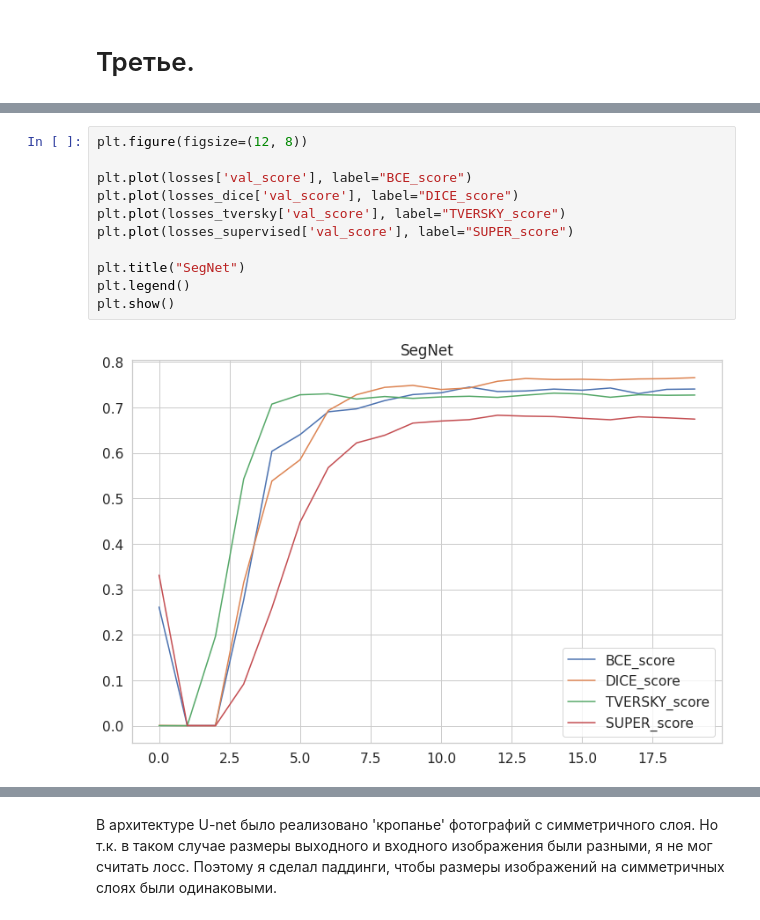
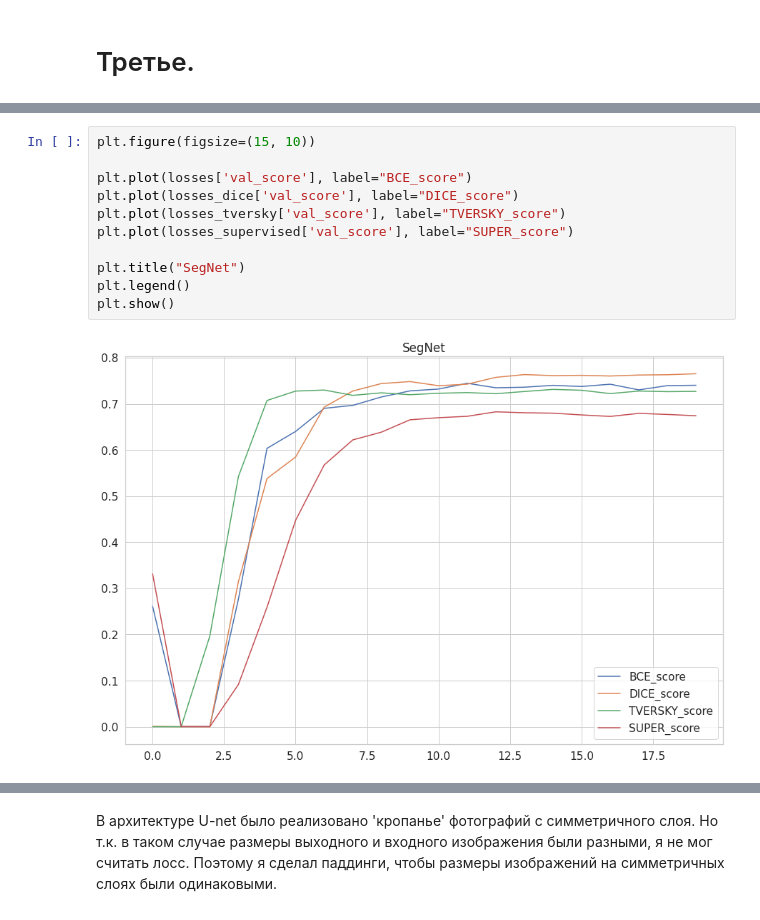
Before and after one commit to prosvirinKir/Deep-Learning-Sckool-term1, a Jupyter notebook: HW_6_semantic_segmentation.ipynb, the cells around one changed output, grey strips where cells are left out. Cells and saved outputs as stored; diff of their text form.

```diff
--- a/HW_6_semantic_segmentation.ipynb
+++ b/HW_6_semantic_segmentation.ipynb
@@ -1277,13 +1305,13 @@ plt.show()
 # %%
-plt.figure(figsize=(12, 8))
+plt.figure(figsize=(15, 10))
 
 plt.plot(losses['val_score'], label="BCE_score")
 plt.plot(losses_dice['val_score'], label="DICE_score")
 plt.plot(losses_tversky['val_score'], label="TVERSKY_score")
 plt.plot(losses_supervised['val_score'], label="SUPER_score")
 
 plt.title("SegNet")
 plt.legend()
 plt.show()
 # %% [output]
-[figure, old version]
+[figure, new version]
```
Also changed, not shown: parts of 18 cells of this notebook.
